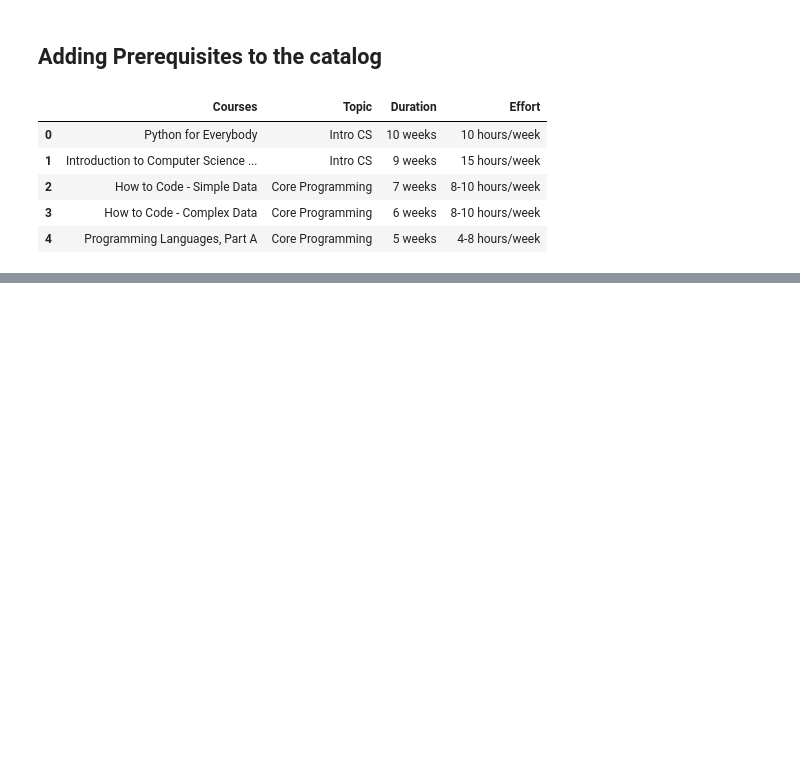
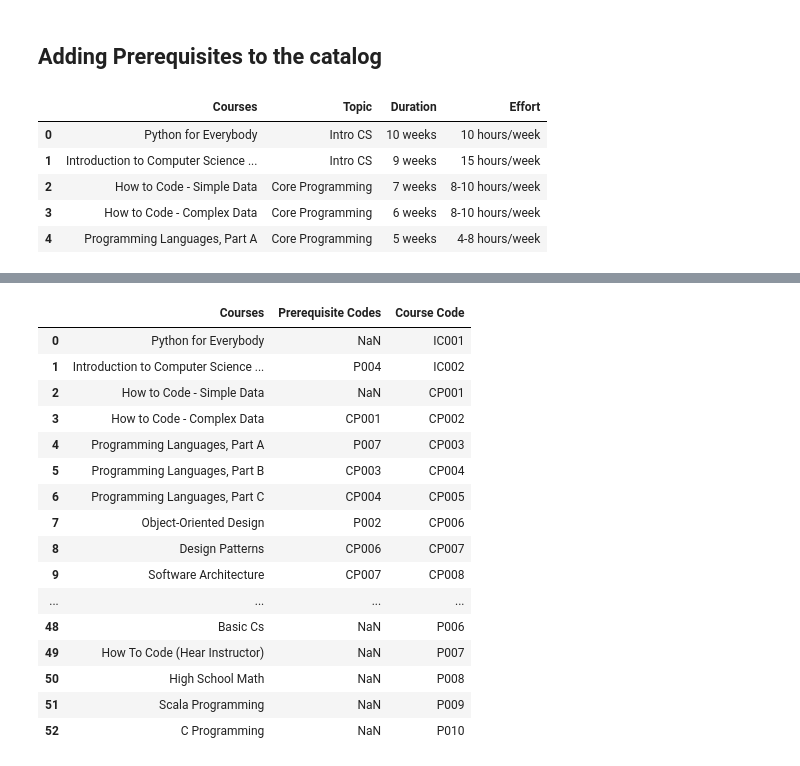
Before and after one commit to muhesh-kumar/curriculum-schedular, a Jupyter notebook: notebooks/data-cleaning.ipynb, the cells around one changed output, grey strips where cells are left out. Cells and saved outputs as stored; diff of their text form; code cells hidden in the pictures; blank space fills up the shorter version.

```diff
--- a/notebooks/data-cleaning.ipynb
+++ b/notebooks/data-cleaning.ipynb
@@ -255,0 +346,24 @@ curr.to_csv("../data/curr.csv")
+# %%
+y = pd.read_csv("../data/edge_list.csv")
+# %%
+y = y.drop(["Unnamed: 0"],axis=1)
+# %%
+y
+# %% [output]
+|  | Courses | Prerequisite Codes | Course Code |
+| 0 | Python for Everybody | NaN | IC001 |
+| 1 | Introduction to Computer Science ... | P004 | IC002 |
+| 2 | How to Code - Simple Data | NaN | CP001 |
+| 3 | How to Code - Complex Data | CP001 | CP002 |
+| 4 | Programming Languages, Part A | P007 | CP003 |
+| 5 | Programming Languages, Part B | CP003 | CP004 |
+| 6 | Programming Languages, Part C | CP004 | CP005 |
+| 7 | Object-Oriented Design | P002 | CP006 |
+| 8 | Design Patterns | CP006 | CP007 |
+| 9 | Software Architecture | CP007 | CP008 |
+| ... | ... | ... | ... |
+| 48 | Basic Cs | NaN | P006 |
+| 49 | How To Code (Hear Instructor) | NaN | P007 |
+| 50 | High School Math | NaN | P008 |
+| 51 | Scala Programming | NaN | P009 |
+| 52 | C Programming | NaN | P010 |
```
Also changed, not shown: parts of 23 cells of this notebook.
